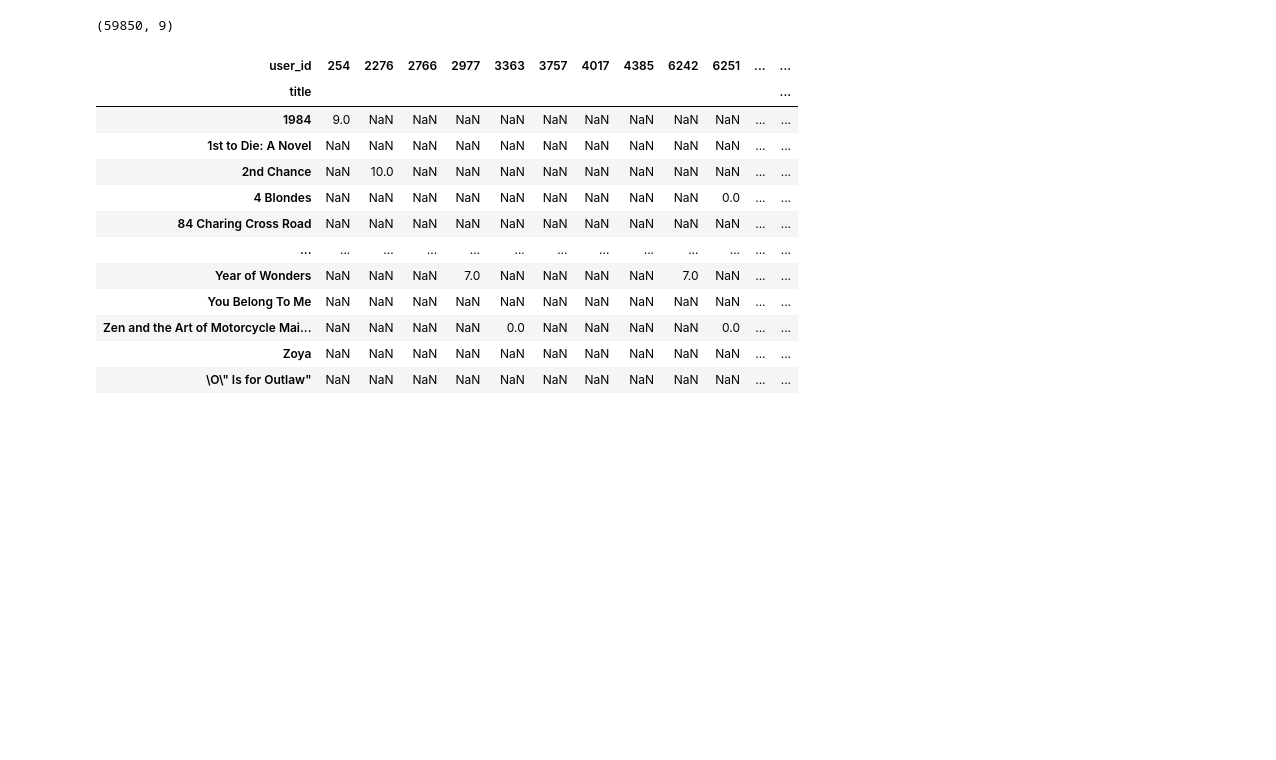
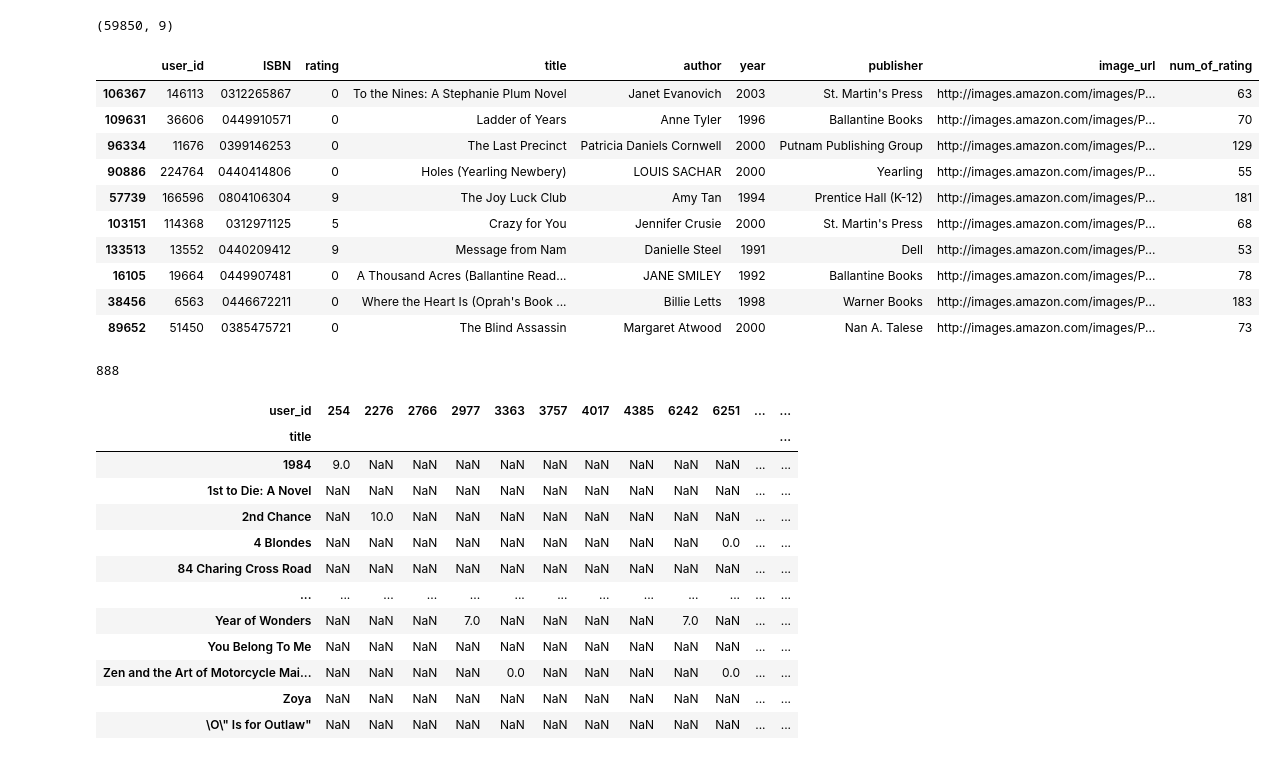
Before and after one commit to KhanhNguyenNguci/Recommender-System, a Jupyter notebook: Books Recommender.ipynb, the cells around one changed output. Cells and saved outputs as stored; diff of their text form; code cells hidden in the pictures; blank space fills up the shorter version.

```diff
--- a/Books Recommender.ipynb
+++ b/Books Recommender.ipynb
@@ -315,6 +315,24 @@ final_rating.drop_duplicates(['user_id','title'],inplace=True)
 final_rating.shape
 # %% [output]
 (59850, 9)
+# %%
+final_rating.sample(10)
+# %% [output]
+|  | user_id | ISBN | rating | title | author | year | publisher | image_url | num_of_rating |
+| 106367 | 146113 | 0312265867 | 0 | To the Nines: A Stephanie Plum Novel | Janet Evanovich | 2003 | St. Martin's Press | http://images.amazon.com/images/P... | 63 |
+| 109631 | 36606 | 0449910571 | 0 | Ladder of Years | Anne Tyler | 1996 | Ballantine Books | http://images.amazon.com/images/P... | 70 |
+| 96334 | 11676 | 0399146253 | 0 | The Last Precinct | Patricia Daniels Cornwell | 2000 | Putnam Publishing Group | http://images.amazon.com/images/P... | 129 |
+| 90886 | 224764 | 0440414806 | 0 | Holes (Yearling Newbery) | LOUIS SACHAR | 2000 | Yearling | http://images.amazon.com/images/P... | 55 |
+| 57739 | 166596 | 0804106304 | 9 | The Joy Luck Club | Amy Tan | 1994 | Prentice Hall (K-12) | http://images.amazon.com/images/P... | 181 |
+| 103151 | 114368 | 0312971125 | 5 | Crazy for You | Jennifer Crusie | 2000 | St. Martin's Press | http://images.amazon.com/images/P... | 68 |
+| 133513 | 13552 | 0440209412 | 9 | Message from Nam | Danielle Steel | 1991 | Dell | http://images.amazon.com/images/P... | 53 |
+| 16105 | 19664 | 0449907481 | 0 | A Thousand Acres (Ballantine Read... | JANE SMILEY | 1992 | Ballantine Books | http://images.amazon.com/images/P... | 78 |
+| 38456 | 6563 | 0446672211 | 0 | Where the Heart Is (Oprah's Book ... | Billie Letts | 1998 | Warner Books | http://images.amazon.com/images/P... | 183 |
+| 89652 | 51450 | 0385475721 | 0 | The Blind Assassin | Margaret Atwood | 2000 | Nan A. Talese | http://images.amazon.com/images/P... | 73 |
+# %%
+final_rating['user_id'].nunique()
+# %% [output]
+888
 # %%
 # Lets create a pivot table
 book_pivot = final_rating.pivot_table(columns='user_id', index='title', values= 'rating')
```
Also changed, not shown: parts of 11 cells of this notebook, 4 other files.
